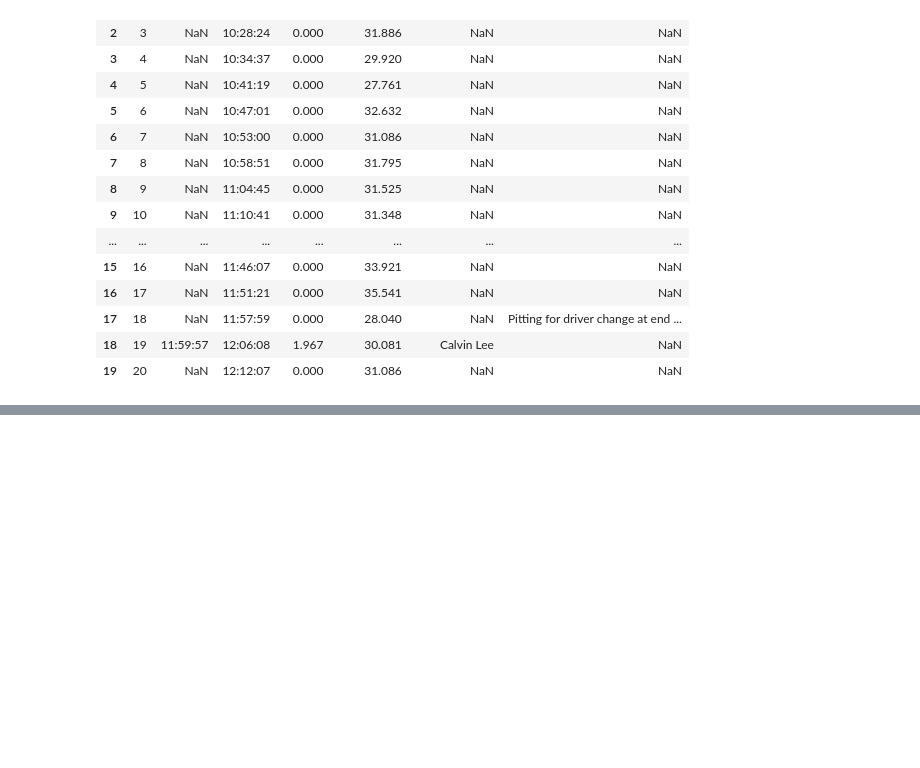
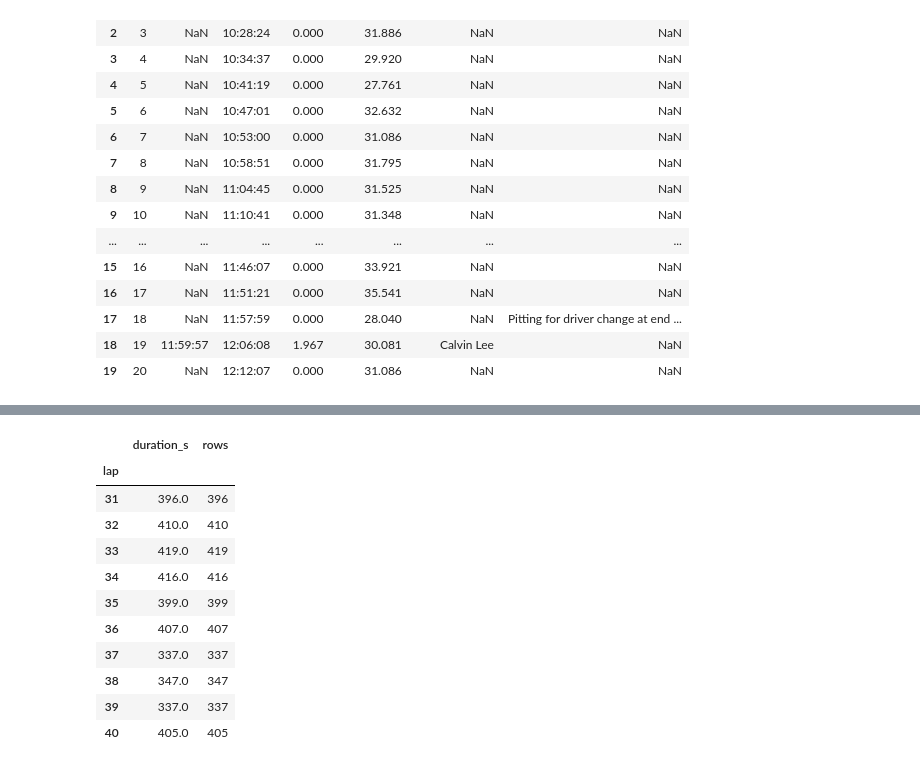
Before and after one commit to jiachengw-sf/calsol_data_analysis, a Jupyter notebook: q1_analysis.ipynb, the cells around one changed output, grey strips where cells are left out. Saved outputs shown, nothing was run; the diff lists cells and outputs as text; code cells hidden in the pictures; blank space fills up the shorter version.

```diff
--- a/q1_analysis.ipynb
+++ b/q1_analysis.ipynb
@@ -63,0 +127,16 @@ laps.head(20)
+# %%
+counts = df[df["lap"] > 0].groupby("lap").size()
+laps.set_index("lap")["duration_s"].to_frame().join(counts.rename("rows")).head(10)
+# %% [output]
+|  | duration_s | rows |
+| lap |  |  |
+| 31 | 396.0 | 396 |
+| 32 | 410.0 | 410 |
+| 33 | 419.0 | 419 |
+| 34 | 416.0 | 416 |
+| 35 | 399.0 | 399 |
+| 36 | 407.0 | 407 |
+| 37 | 337.0 | 337 |
+| 38 | 347.0 | 347 |
+| 39 | 337.0 | 337 |
+| 40 | 405.0 | 405 |
```
Also changed, not shown: parts of 8 cells of this notebook.
